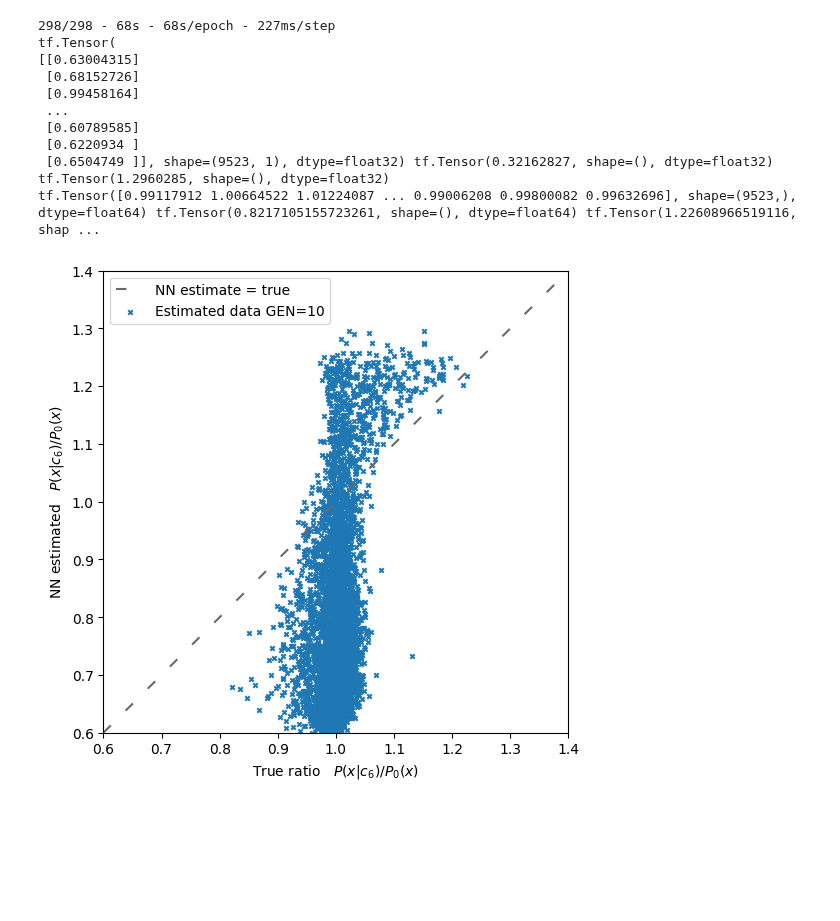
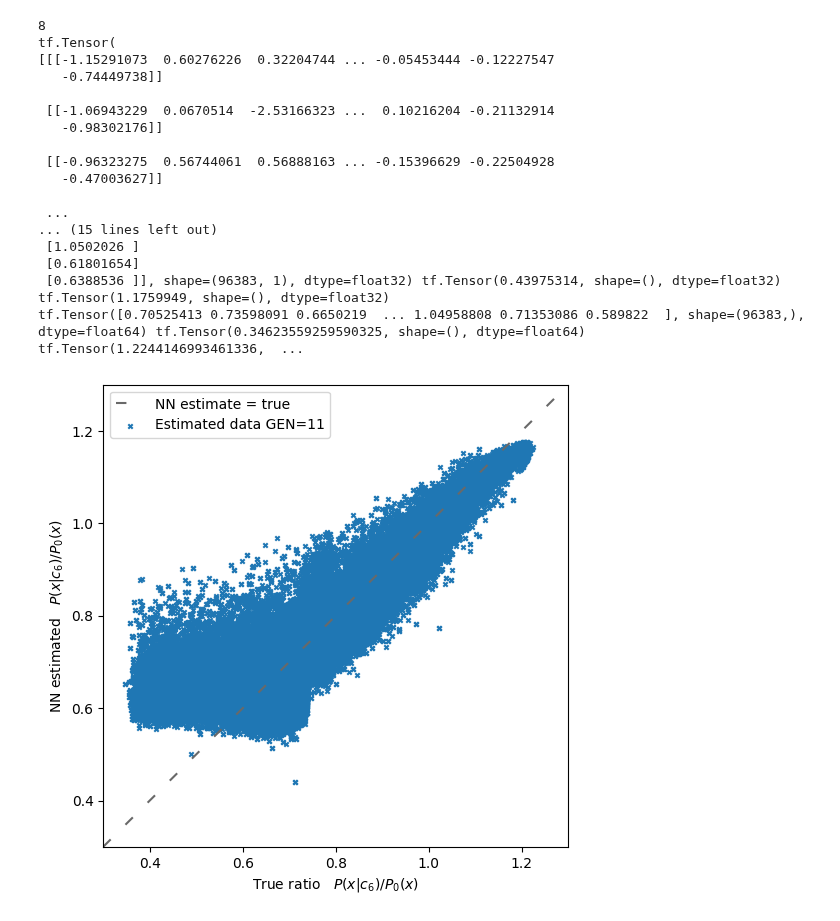
Before and after one commit to taehyounpark/higgs-offshell-interpretation, a Jupyter notebook: classifier-nn.ipynb, the cells around one changed output. Cells and saved outputs as stored; diff of their text form; code cells hidden in the pictures; blank space fills up the shorter version.

Commit message:
Reworked training/job system and removed job files for old job system.

```diff
--- a/classifier-nn.ipynb
+++ b/classifier-nn.ipynb
@@ -28,9 +30,9 @@ sample = gghzz.Process(
 # %%
-base_size = EVENT_NUM # for train and validation data each
+#base_size = EVENT_NUM # for train and validation data each
 
-fraction = 3*base_size/sample.events.kinematics.shape[0] # fraction of the dataset that is actually needed
+#fraction = 3*base_size/sample.events.kinematics.shape[0] # fraction of the dataset that is actually needed
 
-sample.events = sample.events.sample(frac=fraction, random_state=SEED)[-base_size:]
+#sample.events = sample.events.sample(frac=fraction, random_state=SEED)[-base_size:]
 
 
 z_chooser = zpair.ZPairChooser(bounds1=(50,115), bounds2=(50,115), algorithm='leastsquare')
@@ -38,7 +40,9 @@ l1_1, l2_1, l1_2, l2_2 = sample.events.filter(z_chooser)
 
 kin_variables = angles.calculate(l1_1, l2_1, l1_2, l2_2)
 
+print(kin_variables.shape)
+
 c6_values = [-10]
 
-c6_mod = c6.Modifier(amplitude_component = msq.Component.SBI, c6_values = [-5,-1,0,1,5])
+c6_mod = c6.Modifier(amplitude_component = msq.Component.SIG, c6_values = [-5,-1,0,1,5])
 c6_weights, c6_prob = c6_mod.modify(sample=sample, c6=c6_values)
@@ -45,7 +51,9 @@ c6_weights, c6_prob = c6_mod.modify(sample=sample, c6=c6_values)
 # %%
 sig_weights = tf.convert_to_tensor(c6_prob)
 
-bkg_weights = tf.convert_to_tensor(sample.events.probabilities)[:,tf.newaxis]
+bkg_weights = tf.convert_to_tensor(sample[msq.Component.SIG].probabilities)[:,tf.newaxis]
+
+print(sig_weights.shape)
 
 print(bkg_weights.shape)
 
@@ -66,9 +74,13 @@ scaler = StandardScaler()
 #scaler.scale_ = np.array([0.8735112733447693, 0.5482301877890214, 0.5461183930995697, 1.7937161274598072, 1.7582119943056935, 5.264579236544669, 5.233414841237367, 81.40698443389775])
 
 # for GEN 10
-scaler.mean_ = [-0.0031632037149649183, 0.6709139748958037, 0.6713568278628346, -0.0013302089262169912, -6.864847530142441e-05, 91.28878797551799, 91.33838398300865, 258.7329571302806]
-scaler.scale_ = [0.8731540510089402, 0.5475399159778886, 0.5468877066551572, 1.7939801195228402, 1.761634667204255, 5.285707478337055, 5.28228227727623, 82.53483099791613]
+#scaler.mean_ = [-0.0031632037149649183, 0.6709139748958037, 0.6713568278628346, -0.0013302089262169912, -6.864847530142441e-05, 91.28878797551799, 91.33838398300865, 258.7329571302806]
+#scaler.scale_ = [0.8731540510089402, 0.5475399159778886, 0.5468877066551572, 1.7939801195228402, 1.761634667204255, 5.285707478337055, 5.28228227727623, 82.53483099791613]
 
+# for GEN 11
+scaler.mean_ = [0.0041883523529701126, 0.6585512602003579, 0.6590724303775782, 0.008898707902610995, 0.0029265562530066598, 91.70022920117556, 91.71387359595622, 260.1704808930588]
+scaler.var_ = [0.7511071029253801, 0.3090641744523269, 0.3097333402758006, 3.1408749557745717, 3.085505507693849, 21.072290878468102, 20.840327899463848, 5322.945363090034]
+scaler.scale_ = [0.8666643542487369, 0.555935404927881, 0.5565369172622788, 1.7722513805255087, 1.7565607042439066, 4.590456500008262, 4.565120797904897, 72.95851809823192]
 
 test_data = tf.concat([scaler.transform(test_data[:,:8]), test_data[:,8:]], axis=1)
 
@@ -119,8 +131,13 @@ tf.Tensor(
 # %%
-model = keras.models.load_model(OUTPUT_DIR + f'/ckpt/checkpoint.model_{GEN}.tf', custom_objects={'C6_4l_clf_maxi_nonprm': C6_4l_clf_maxi_nonprm, 'swish_activation': swish_activation})
+model = keras.models.load_model(OUTPUT_DIR + f'/ckpt/checkpoint.model_{GEN}.tf', custom_objects={'C6_4l_clf_maxi': C6_4l_clf_maxi, 'swish_activation': swish_activation})
 # %%
+rndint = int(round(np.random.rand()*9))
+print(rndint)
+
 data = test_data[:,:8][:,np.newaxis]
-predictions = model.predict(data, verbose=2)
+
+print(data)
+predictions = model.predict(data, verbose=1)
 
 real_ratios = test_data[:,8]/test_data[:,9]
 
@@ -137,32 +154,39 @@ print(real_ratios, tf.math.reduce_min(real_ratios), tf.math.reduce_max(real_rati
 real = real_ratios.numpy()
 pred = ratios.numpy()
 # %% [output]
-298/298 - 68s - 68s/epoch - 227ms/step
+8
 tf.Tensor(
-[[0.63004315]
- [0.68152726]
- [0.99458164]
+[[[-1.15291073  0.60276226  0.32204744 ... -0.05453444 -0.12227547
+   -0.74449738]]
+
+ [[-1.06943229  0.0670514  -2.53166323 ...  0.10216204 -0.21132914
+   -0.98302176]]
+
+ [[-0.96323275  0.56744061  0.56888163 ... -0.15396629 -0.22504928
+   -0.47003627]]
+
  ...
- [0.60789585]
- [0.6220934 ]
- [0.6504749 ]], shape=(9523, 1), dtype=float32) tf.Tensor(0.32162827, shape=(), dtype=float32) tf.Tensor(1.2960285, shape=(), dtype=float32)
-tf.Tensor([0.99117912 1.00664522 1.01224087 ... 0.99006208 0.99800082 0.99632696], shape=(9523,), dtype=float64) tf.Tensor(0.8217105155723261, shape=(), dtype=float64) tf.Tensor(1.22608966519116, shap ...
+... (15 lines left out)
+ [1.0502026 ]
+ [0.61801654]
+ [0.6388536 ]], shape=(96383, 1), dtype=float32) tf.Tensor(0.43975314, shape=(), dtype=float32) tf.Tensor(1.1759949, shape=(), dtype=float32)
+tf.Tensor([0.70525413 0.73598091 0.6650219  ... 1.04958808 0.71353086 0.589822  ], shape=(96383,), dtype=float64) tf.Tensor(0.34623559259590325, shape=(), dtype=float64) tf.Tensor(1.2244146993461336,  ...
 # %%
-lnspc = np.linspace(0.6,1.4)
+lnspc = np.linspace(0.3,1.3)
 
 plt.figure(figsize=(6,6))
 
 plt.plot(lnspc, lnspc, color='dimgray', linestyle=(0,(5,10)), label='NN estimate = true')
 plt.scatter(real, pred, s=10, marker='x', label=f'Estimated data GEN={GEN}')
 plt.xlabel(u'True ratio   $P(x|c_6)/P_0(x)$')
 plt.ylabel(u'NN estimated   $P(x|c_6)/P_0(x)$')
-plt.xlim(0.6,1.4)
-plt.ylim(0.6,1.4)
+plt.xlim(0.3,1.3)
+plt.ylim(0.3,1.3)
 plt.legend()
 
 plt.show()
 # %% [output]
-[figure, old version]
+[figure, new version]
 # %%
 hist_prm = ''
 
```
Also changed, not shown: parts of 8 cells of this notebook, 16 other files.
